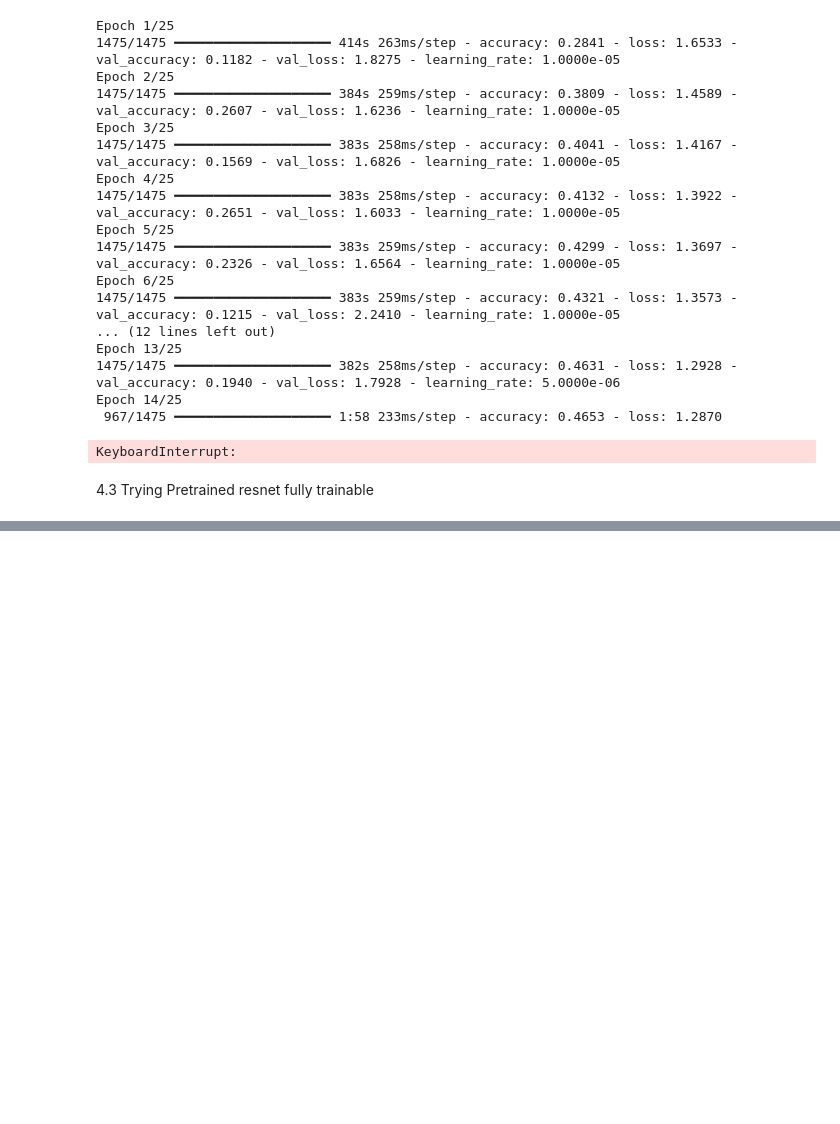
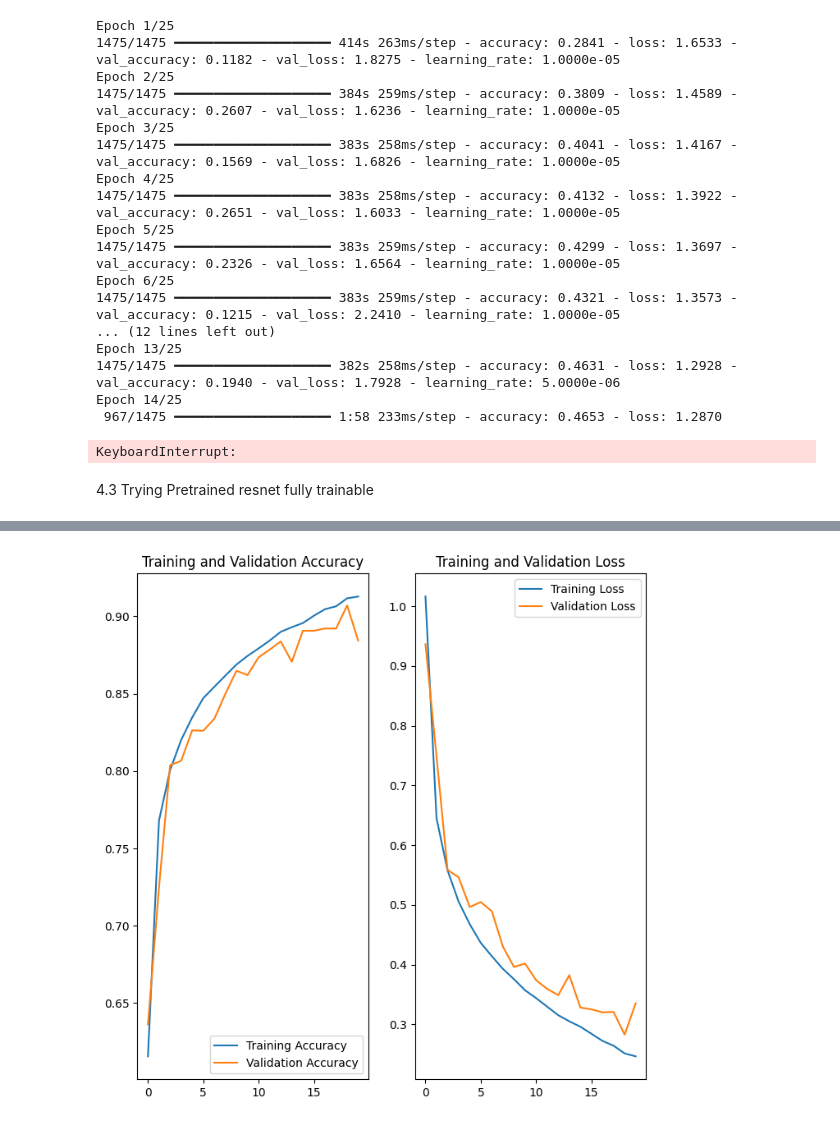
Before and after one commit to kidademoraisaly/house_room_classifier, a Jupyter notebook: notebooks/model_training.ipynb, the cells around one changed output, grey strips where cells are left out. Saved outputs shown, nothing was run; the diff lists cells and outputs as text; code cells hidden in the pictures; blank space fills up the shorter version.

Commit message:
added training full with pretrained

```diff
--- a/notebooks/model_training.ipynb
+++ b/notebooks/model_training.ipynb
@@ -41,7 +47,7 @@ Defining the global constants: dataset directory, image dimensions, batch size,
 DATA_DIR='data'
 IMG_HEIGHT=250
 IMG_WIDTH=250
-BATCH_SIZE=64
+BATCH_SIZE=100
 NUM_CLASSES=6
 # %% [markdown]
 # 3. Loading Training, Validation and Test Datasets
@@ -153,10 +156,10 @@ KeyboardInterrupt:
 # %% [markdown]
 4.3 Trying Pretrained resnet fully trainable
 # %%
-room_classifier_resnet50_fine=RoomClassificationModel(
+room_classifier_resnet50_full_training=RoomClassificationModel(
 img_height=IMG_HEIGHT,
 img_width=IMG_WIDTH,
 num_classes=NUM_CLASSES,
-architecture="resnet50_full_training"
+architecture="pretrained_resnet50_full_training"
 )
-room_classifier_resnet50_fine.build_model()
+room_classifier_resnet50_full_training.build_model()
@@ -163,6 +169,6 @@ room_classifier_resnet50_fine.build_model()
 # %%
-history=room_classifier_mobilenet.train(
+history=room_classifier_resnet50_full_training.train(
 train_ds,
 val_ds
 )
-room_classifier_mobilenet.model.save('/content/house_room_classifier/models/room_classifier_model_pretrained_resnet50_full_training.keras')
+room_classifier_resnet50_full_training.model.save('/content/house_room_classifier/models/room_classifier_model_pretrained_resnet50_full_training.keras')
@@ -168,0 +193,4 @@ room_classifier_mobilenet.model.save('/content/house_room_classifier/models/room
+# %%
+plot_training_results(history)
+# %% [output]
+[figure, added]
```
Also changed, not shown: parts of 9 cells of this notebook.
